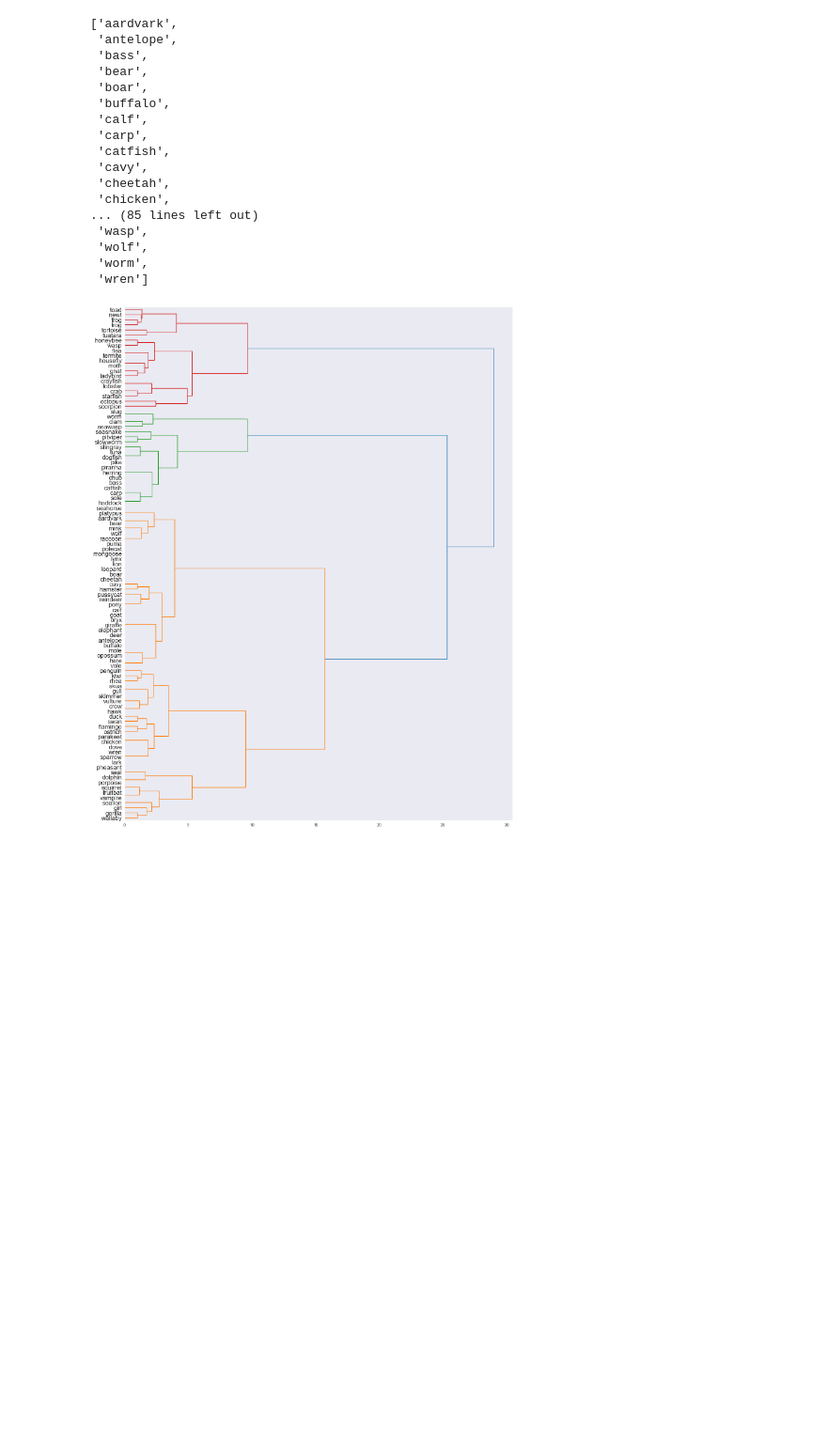
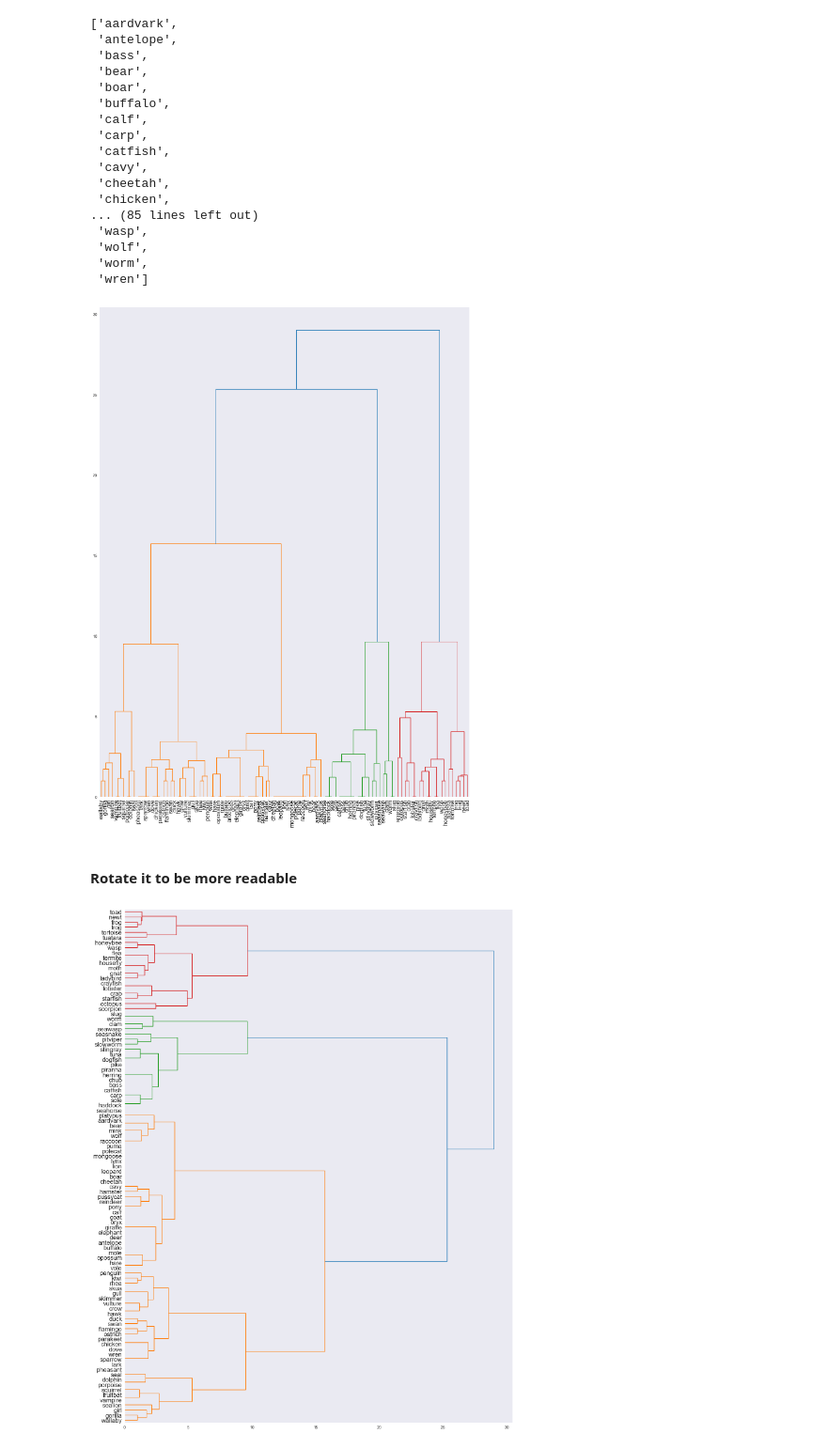
Before and after one commit to showmidelo/SBU-ML-Winter-23, a Jupyter notebook: project.ipynb, the cells around one changed output. Shown at 94% size. Drawn from its saved outputs; the diff is of its cells as text; code cells hidden in the pictures; blank space fills up the shorter version.

```diff
--- a/project.ipynb
+++ b/project.ipynb
@@ -416,6 +416,22 @@ list(zoo["animal name"])
  'wolf',
  'worm',
  'wren']
+# %%
+labelList = list(zoo["animal name"])
+
+plt.figure(figsize=(18, 24))
+dendrogram(
+    Z3,
+    labels=labelList,
+    distance_sort='descending',
+    show_leaf_counts=False,
+    leaf_font_size=16
+)
+plt.show()
+# %% [output]
+[figure, added]
+# %% [markdown]
+#### **Rotate it to be more readable**
 # %%
 labelList = list(zoo["animal name"])
 
```
Also changed, not shown: parts of 5 cells of this notebook, 1 other file.
